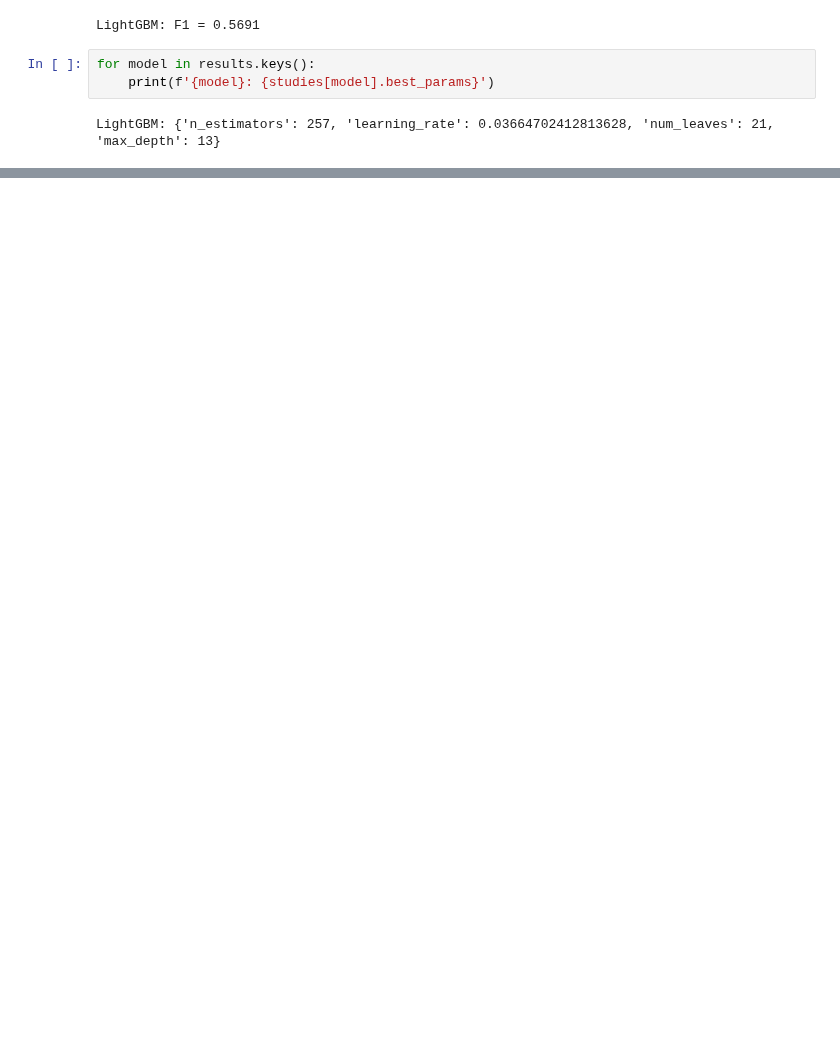
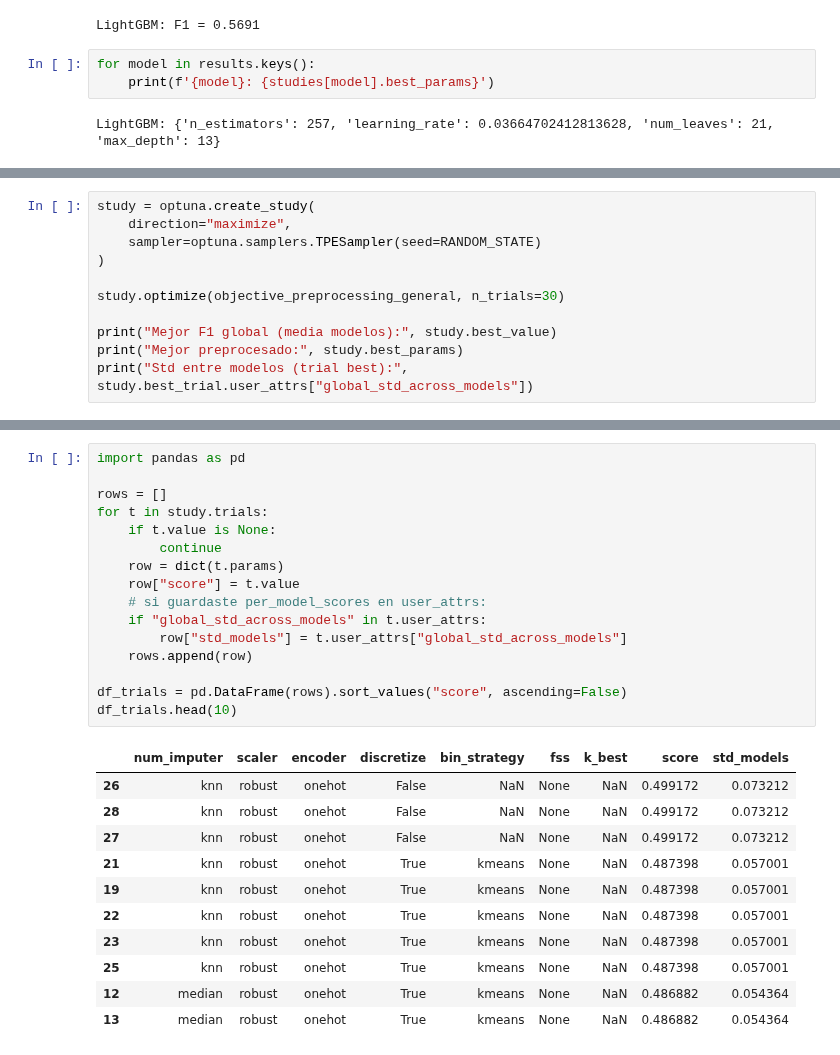
Before and after one commit to mayumar/Trabajo-Final-Ciencia-de-Datos, a Jupyter notebook: trabajo_final.ipynb, the cells around one changed output, grey strips where cells are left out. Saved outputs shown, nothing was run; the diff lists cells and outputs as text; blank space fills up the shorter version.

```diff
--- a/trabajo_final.ipynb
+++ b/trabajo_final.ipynb
@@ -866,0 +1094,11 @@ Mejores parámetros: {'iterations': 1079, 'learning_rate': 0.015963622858399085,
+# %%
+study = optuna.create_study(
+    direction="maximize",
+    sampler=optuna.samplers.TPESampler(seed=RANDOM_STATE)
+)
+
+study.optimize(objective_preprocessing_general, n_trials=30)
+
+print("Mejor F1 global (media modelos):", study.best_value)
+print("Mejor preprocesado:", study.best_params)
+print("Std entre modelos (trial best):", study.best_trial.user_attrs["global_std_across_models"])
@@ -866,0 +1215,28 @@ Mejores parámetros: {'iterations': 1079, 'learning_rate': 0.015963622858399085,
+# %%
+import pandas as pd
+
+rows = []
+for t in study.trials:
+    if t.value is None:
+        continue
+    row = dict(t.params)
+    row["score"] = t.value
+    # si guardaste per_model_scores en user_attrs:
+    if "global_std_across_models" in t.user_attrs:
+        row["std_models"] = t.user_attrs["global_std_across_models"]
+    rows.append(row)
+
+df_trials = pd.DataFrame(rows).sort_values("score", ascending=False)
+df_trials.head(10)
+# %% [output]
+|  | num_imputer | scaler | encoder | discretize | bin_strategy | fss | k_best | score | std_models |
+| 26 | knn | robust | onehot | False | NaN | None | NaN | 0.499172 | 0.073212 |
+| 28 | knn | robust | onehot | False | NaN | None | NaN | 0.499172 | 0.073212 |
+| 27 | knn | robust | onehot | False | NaN | None | NaN | 0.499172 | 0.073212 |
+| 21 | knn | robust | onehot | True | kmeans | None | NaN | 0.487398 | 0.057001 |
+| 19 | knn | robust | onehot | True | kmeans | None | NaN | 0.487398 | 0.057001 |
+| 22 | knn | robust | onehot | True | kmeans | None | NaN | 0.487398 | 0.057001 |
+| 23 | knn | robust | onehot | True | kmeans | None | NaN | 0.487398 | 0.057001 |
+| 25 | knn | robust | onehot | True | kmeans | None | NaN | 0.487398 | 0.057001 |
+| 12 | median | robust | onehot | True | kmeans | None | NaN | 0.486882 | 0.054364 |
+| 13 | median | robust | onehot | True | kmeans | None | NaN | 0.486882 | 0.054364 |
```
Also changed, not shown: parts of 26 cells of this notebook, 4 other files.
